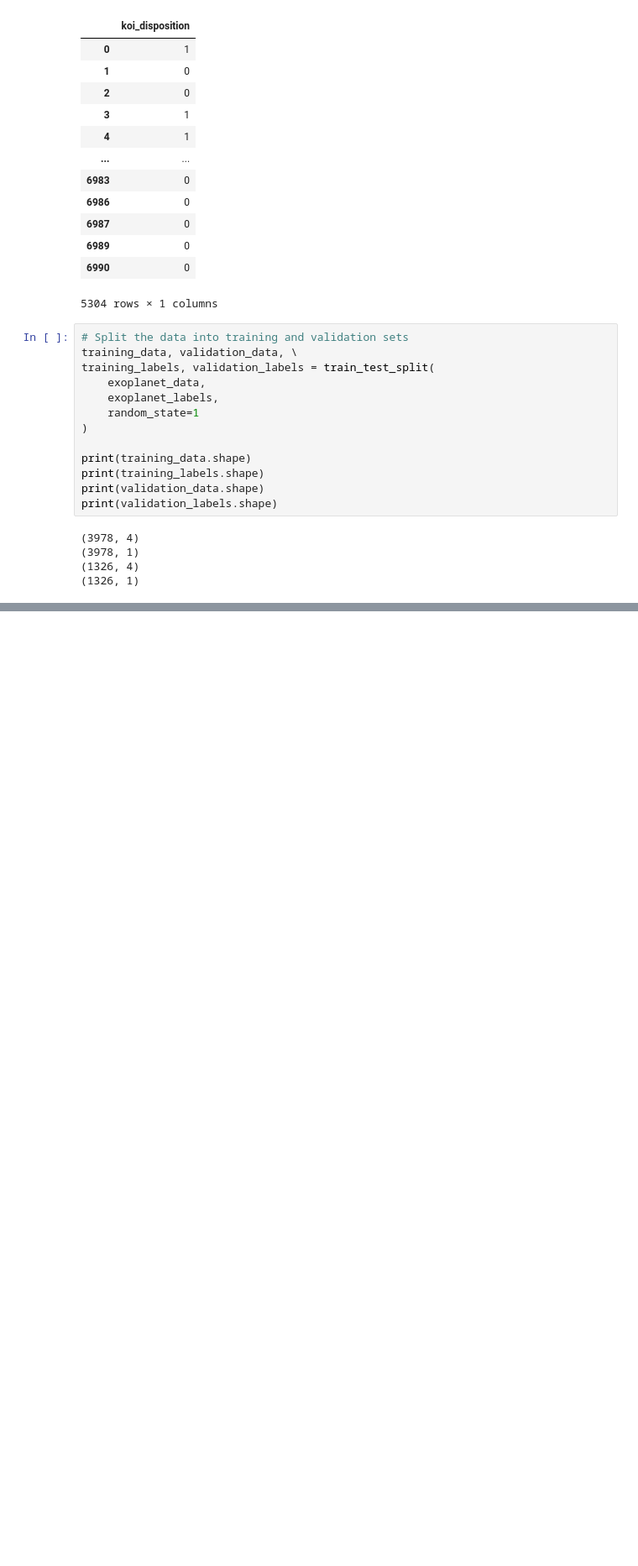
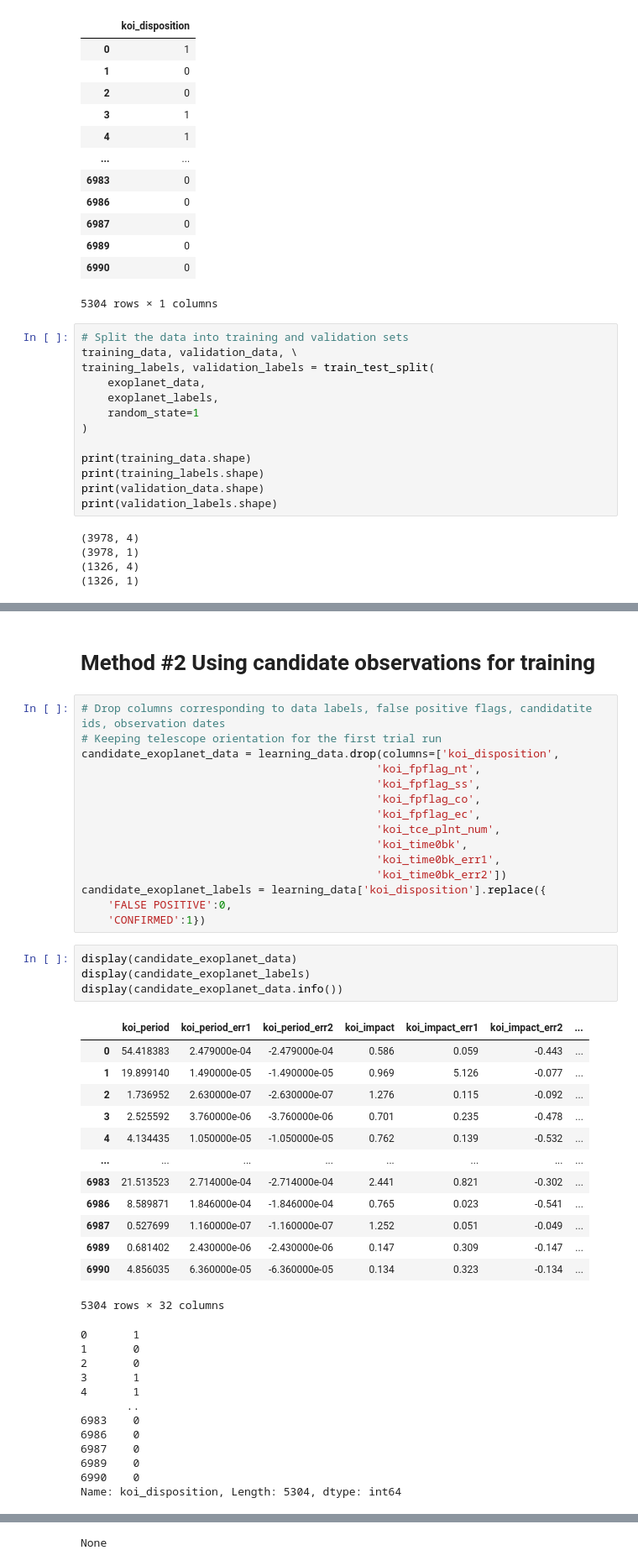
Before and after one commit to bakerv/ML-kepler-exoplanets, a Jupyter notebook: data_cleaning.ipynb, the cells around one changed output, grey strips where cells are left out. Shown: that part at 84% size. Drawn from its saved outputs; the diff is of its cells as text; blank space fills up the shorter version.

Commit message:
split notebook into multiple files, one for cleaning, and one for each training method

```diff
--- a/ETL.ipynb
+++ b/data_cleaning.ipynb
@@ -178,0 +158,47 @@ Epoch 100/100
+# %% [markdown]
+# Method #2 Using candidate observations for training
+# %%
+# Drop columns corresponding to data labels, false positive flags, candidatite ids, observation dates
+# Keeping telescope orientation for the first trial run
+candidate_exoplanet_data = learning_data.drop(columns=['koi_disposition',
+                                             'koi_fpflag_nt',
+                                             'koi_fpflag_ss',
+                                             'koi_fpflag_co',
+                                             'koi_fpflag_ec',
+                                             'koi_tce_plnt_num',
+                                             'koi_time0bk',
+                                             'koi_time0bk_err1',
+                                             'koi_time0bk_err2'])
+candidate_exoplanet_labels = learning_data['koi_disposition'].replace({
+    'FALSE POSITIVE':0,
+    'CONFIRMED':1})
+# %%
+display(candidate_exoplanet_data)
+display(candidate_exoplanet_labels)
+display(candidate_exoplanet_data.info())
+# %% [output]
+|  | koi_period | koi_period_err1 | koi_period_err2 | koi_impact | koi_impact_err1 | koi_impact_err2 | ... |
+| 0 | 54.418383 | 2.479000e-04 | -2.479000e-04 | 0.586 | 0.059 | -0.443 | ... |
+| 1 | 19.899140 | 1.490000e-05 | -1.490000e-05 | 0.969 | 5.126 | -0.077 | ... |
+| 2 | 1.736952 | 2.630000e-07 | -2.630000e-07 | 1.276 | 0.115 | -0.092 | ... |
+| 3 | 2.525592 | 3.760000e-06 | -3.760000e-06 | 0.701 | 0.235 | -0.478 | ... |
+| 4 | 4.134435 | 1.050000e-05 | -1.050000e-05 | 0.762 | 0.139 | -0.532 | ... |
+| ... | ... | ... | ... | ... | ... | ... | ... |
+| 6983 | 21.513523 | 2.714000e-04 | -2.714000e-04 | 2.441 | 0.821 | -0.302 | ... |
+| 6986 | 8.589871 | 1.846000e-04 | -1.846000e-04 | 0.765 | 0.023 | -0.541 | ... |
+| 6987 | 0.527699 | 1.160000e-07 | -1.160000e-07 | 1.252 | 0.051 | -0.049 | ... |
+| 6989 | 0.681402 | 2.430000e-06 | -2.430000e-06 | 0.147 | 0.309 | -0.147 | ... |
+| 6990 | 4.856035 | 6.360000e-05 | -6.360000e-05 | 0.134 | 0.323 | -0.134 | ... |
+5304 rows × 32 columns
+0       1
+1       0
+2       0
+3       1
+4       1
+       ..
+6983    0
+6986    0
+6987    0
+6989    0
+6990    0
+Name: koi_disposition, Length: 5304, dtype: int64
@@ -178,0 +222 @@ Epoch 100/100
+None
```
Also changed, not shown: parts of 11 cells of this notebook, 3 other files.
